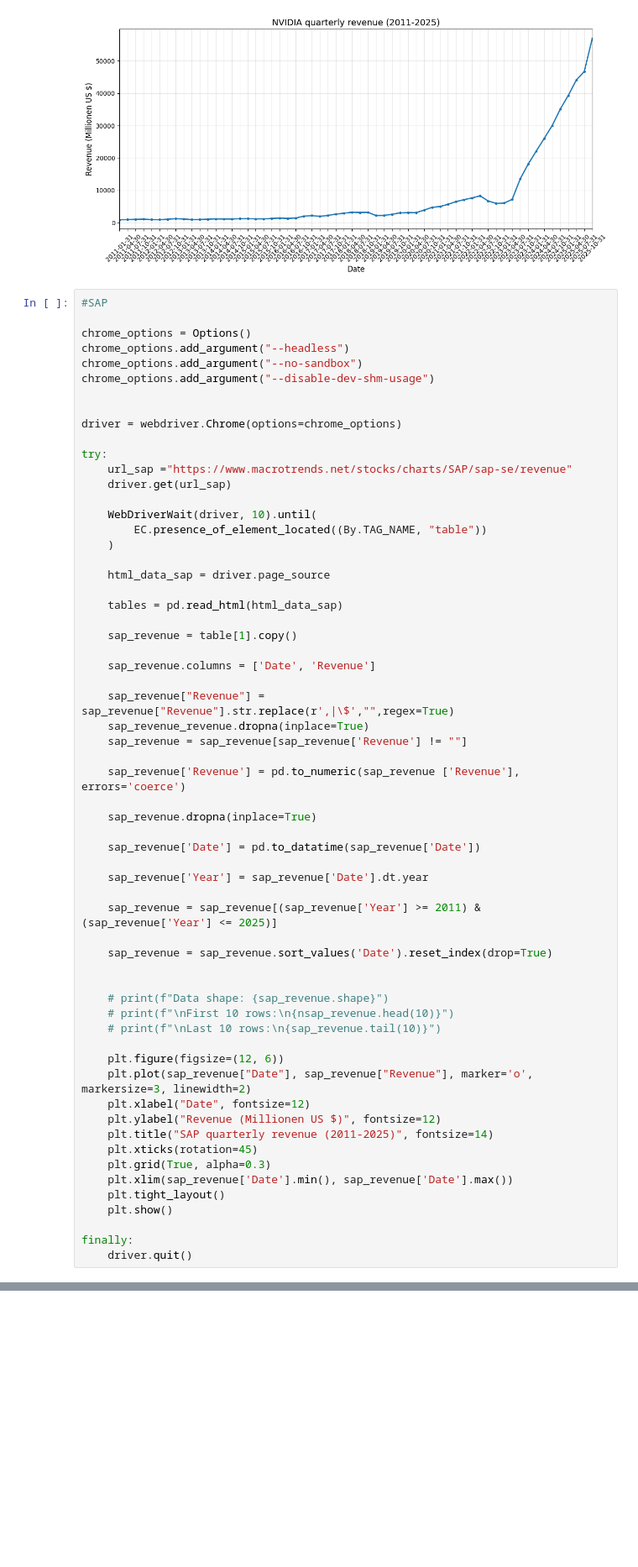
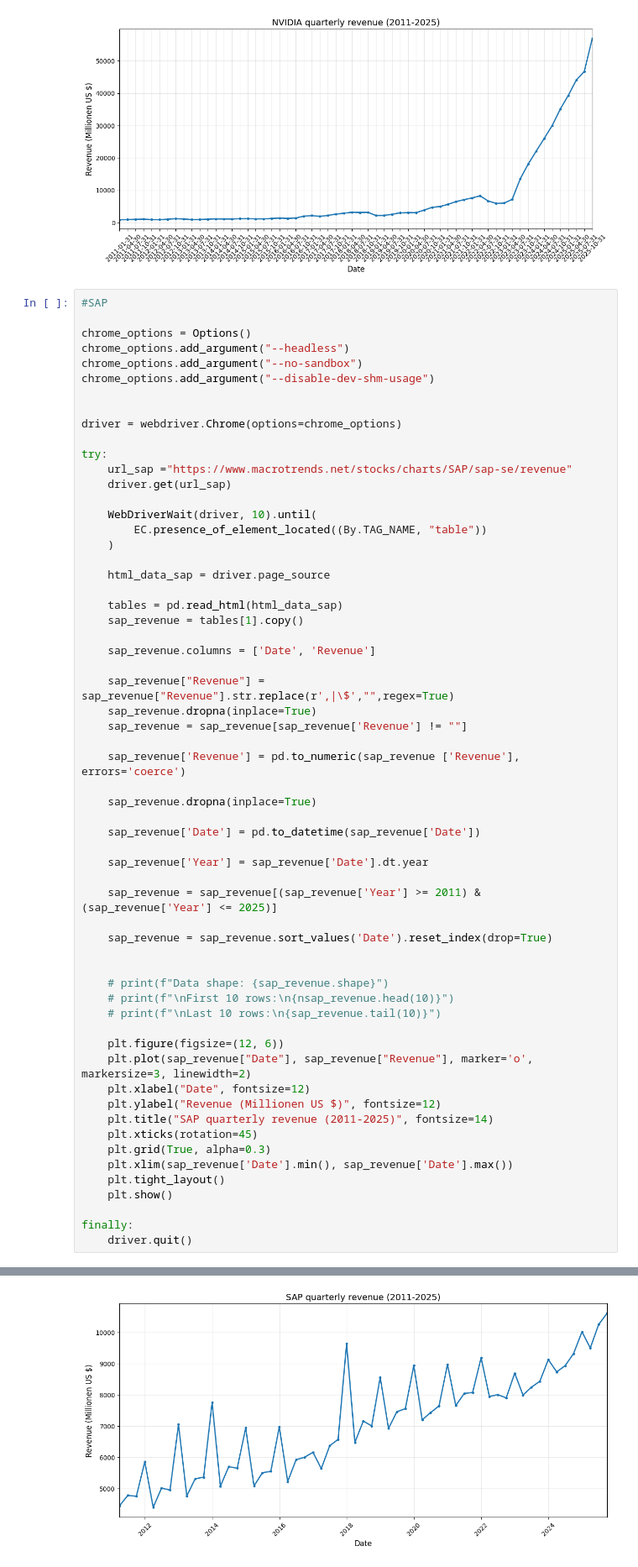
Before and after one commit to timleiler/Stock-market-analysis, a Jupyter notebook: Stock_market_analysis_code.ipynb, the cells around one changed output, grey strips where cells are left out. Shown at 84% size. Drawn from its saved outputs; the diff is of its cells as text; blank space fills up the shorter version.

```diff
--- a/Stock_market_analysis_code.ipynb
+++ b/Stock_market_analysis_code.ipynb
@@ -164,20 +164,19 @@ try:
     html_data_sap = driver.page_source
 
     tables = pd.read_html(html_data_sap)
-
-    sap_revenue = table[1].copy()
+    sap_revenue = tables[1].copy()
 
     sap_revenue.columns = ['Date', 'Revenue']
 
     sap_revenue["Revenue"] = sap_revenue["Revenue"].str.replace(r',|\$',"",regex=True)
-    sap_revenue_revenue.dropna(inplace=True)
+    sap_revenue.dropna(inplace=True)
     sap_revenue = sap_revenue[sap_revenue['Revenue'] != ""]
 
     sap_revenue['Revenue'] = pd.to_numeric(sap_revenue ['Revenue'], errors='coerce')
 
     sap_revenue.dropna(inplace=True)
 
-    sap_revenue['Date'] = pd.to_datatime(sap_revenue['Date'])
+    sap_revenue['Date'] = pd.to_datetime(sap_revenue['Date'])
 
     sap_revenue['Year'] = sap_revenue['Date'].dt.year
 
@@ -207,0 +206 @@ NameError: name 'table' is not defined
+[figure, added]
```
Also changed, not shown: parts of 1 cell of this notebook.
